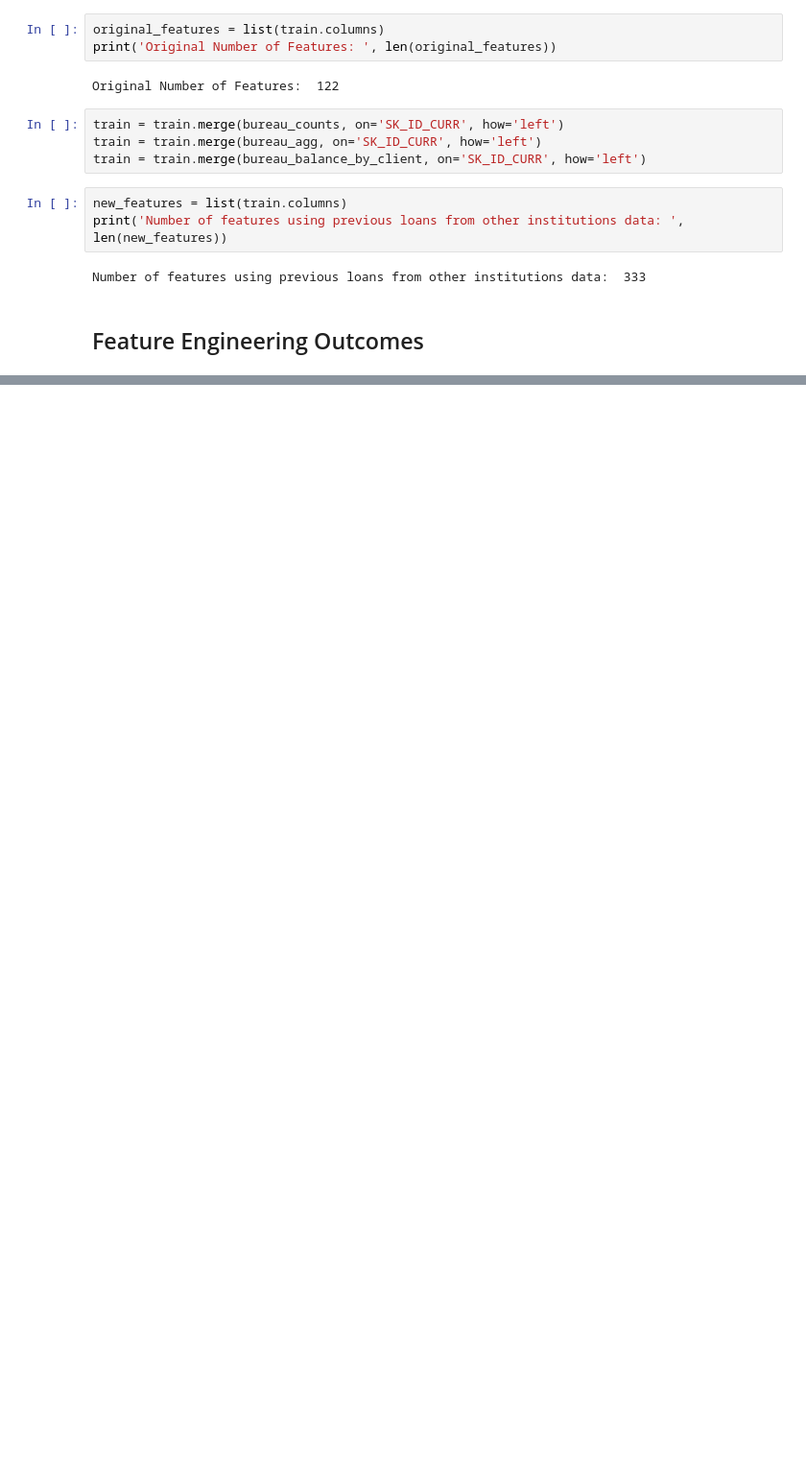
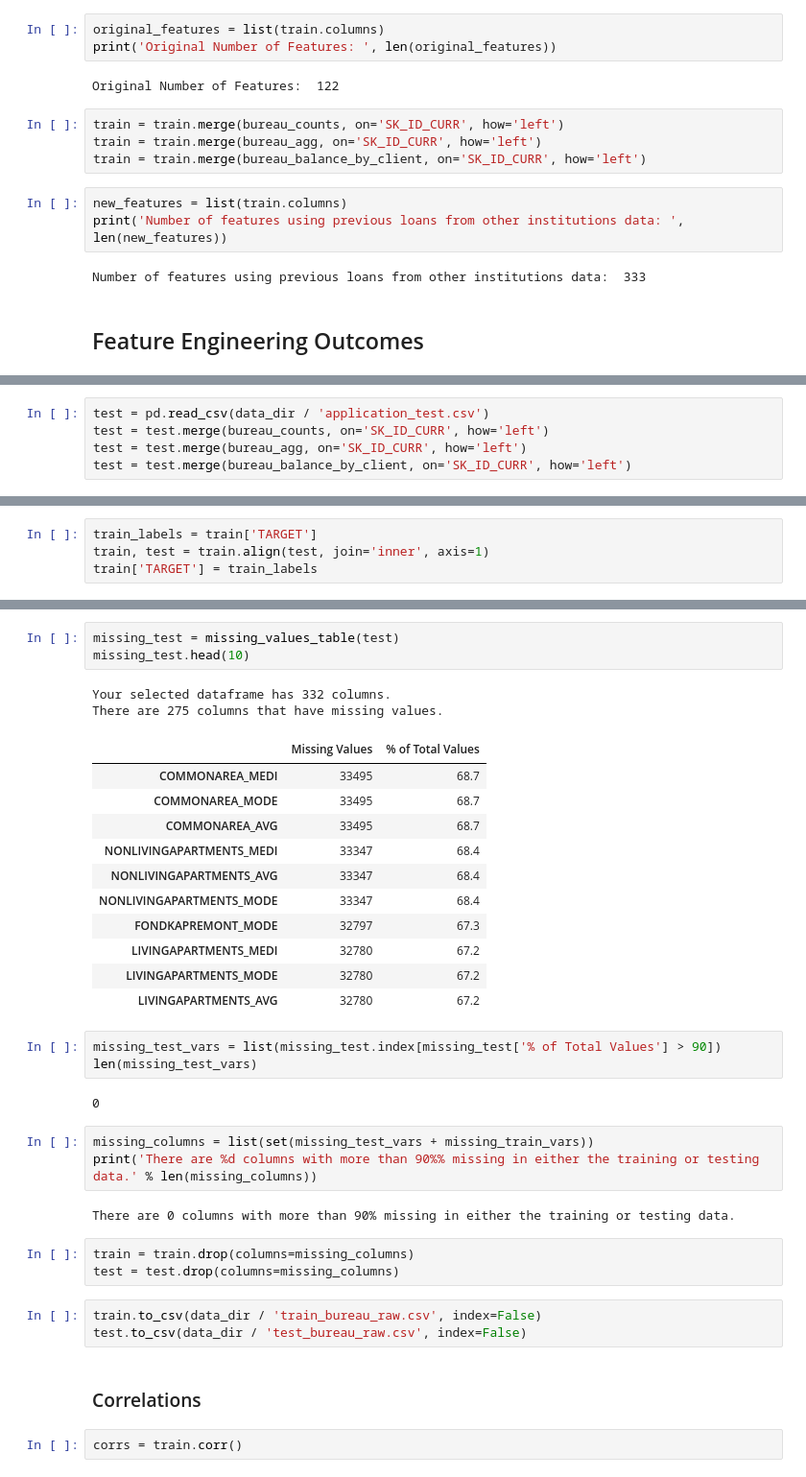
Before and after one commit to sinjy1203/kaggle_studying, a Jupyter notebook: Home_Credit_Default_Risk_2.ipynb, the cells around one changed output, grey strips where cells are left out. Shown: that part at 96% size. Drawn from its saved outputs; the diff is of its cells as text; blank space fills up the shorter version.

```diff
--- a/Home_Credit_Default_Risk_2.ipynb
+++ b/Home_Credit_Default_Risk_2.ipynb
@@ -490,0 +530,5 @@ Number of features using previous loans from other institutions data:  333
+# %%
+test = pd.read_csv(data_dir / 'application_test.csv')
+test = test.merge(bureau_counts, on='SK_ID_CURR', how='left')
+test = test.merge(bureau_agg, on='SK_ID_CURR', how='left')
+test = test.merge(bureau_balance_by_client, on='SK_ID_CURR', how='left')
@@ -490,0 +539,4 @@ Number of features using previous loans from other institutions data:  333
+# %%
+train_labels = train['TARGET']
+train, test = train.align(test, join='inner', axis=1)
+train['TARGET'] = train_labels
@@ -490,0 +549,37 @@ Number of features using previous loans from other institutions data:  333
+# %%
+missing_test = missing_values_table(test)
+missing_test.head(10)
+# %% [output]
+Your selected dataframe has 332 columns.
+There are 275 columns that have missing values.
+|  | Missing Values | % of Total Values |
+| COMMONAREA_MEDI | 33495 | 68.7 |
+| COMMONAREA_MODE | 33495 | 68.7 |
+| COMMONAREA_AVG | 33495 | 68.7 |
+| NONLIVINGAPARTMENTS_MEDI | 33347 | 68.4 |
+| NONLIVINGAPARTMENTS_AVG | 33347 | 68.4 |
+| NONLIVINGAPARTMENTS_MODE | 33347 | 68.4 |
+| FONDKAPREMONT_MODE | 32797 | 67.3 |
+| LIVINGAPARTMENTS_MEDI | 32780 | 67.2 |
+| LIVINGAPARTMENTS_MODE | 32780 | 67.2 |
+| LIVINGAPARTMENTS_AVG | 32780 | 67.2 |
+# %%
+missing_test_vars = list(missing_test.index[missing_test['% of Total Values'] > 90])
+len(missing_test_vars)
+# %% [output]
+0
+# %%
+missing_columns = list(set(missing_test_vars + missing_train_vars))
+print('There are %d columns with more than 90%% missing in either the training or testing data.' % len(missing_columns))
+# %% [output]
+There are 0 columns with more than 90% missing in either the training or testing data.
+# %%
+train = train.drop(columns=missing_columns)
+test = test.drop(columns=missing_columns)
+# %%
+train.to_csv(data_dir / 'train_bureau_raw.csv', index=False)
+test.to_csv(data_dir / 'test_bureau_raw.csv', index=False)
+# %% [markdown]
+### Correlations
+# %%
+corrs = train.corr()
```
Also changed, not shown: parts of 16 cells of this notebook.
